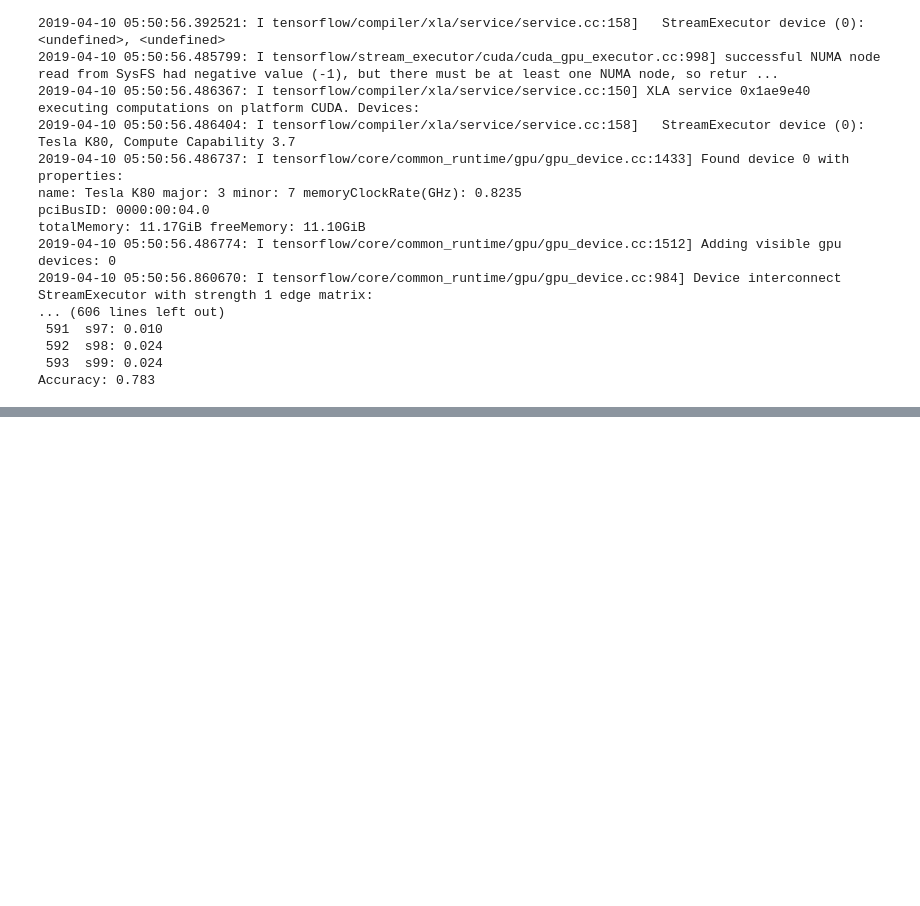
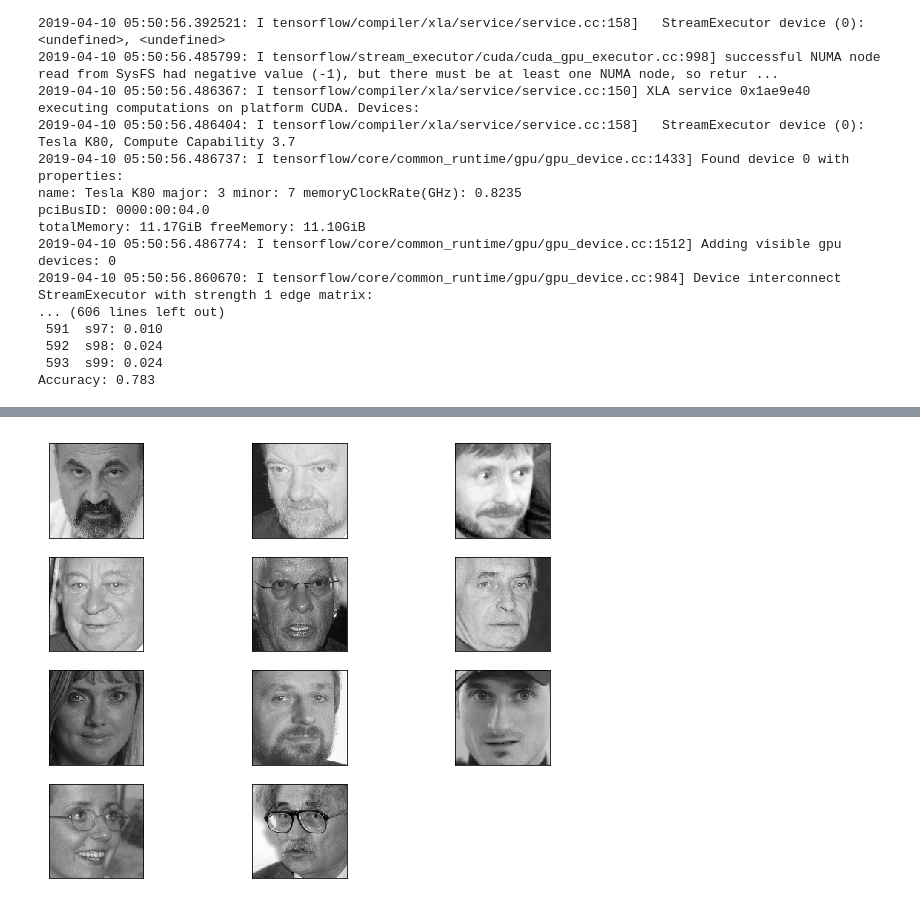
Before and after one commit to srdg/UFIFacerec, a Jupyter notebook: UFI_Facenet.ipynb, the cells around one changed output, grey strips where cells are left out. Saved outputs shown, nothing was run; the diff lists cells and outputs as text; code cells hidden in the pictures; blank space fills up the shorter version.

```diff
--- a/UFI_Facenet.ipynb
+++ b/UFI_Facenet.ipynb
@@ -151,0 +153,19 @@ Accuracy: 0.783
+# %%
+unaligned_test_files = file_parser("test_align.log")
+# %%
+import matplotlib.pyplot as plt
+import cv2
+import numpy as np
+%matplotlib inline
+fig = plt.figure(figsize=(8,8))
+for i in range(11):
+  plt.subplot(4,3,i+1)
+  if i==11:
+    continue
+  plt.imshow(cv2.imread(unaligned_test_files[i],0),cmap='gray', vmin=0, vmax=255)
+  plt.subplots_adjust(left=2,right=3)
+  plt.grid(False)
+  plt.xticks([])
+  plt.yticks([])
+# %% [output]
+[figure, added]
```
Also changed, not shown: parts of 10 cells of this notebook.
